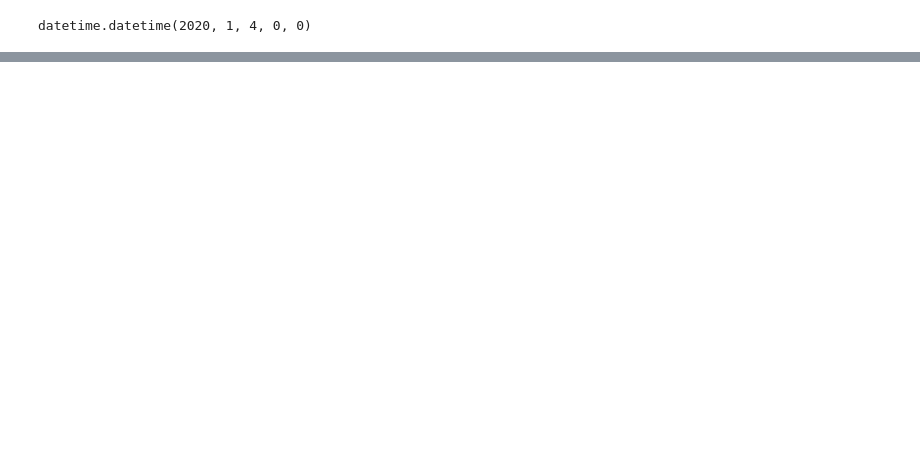
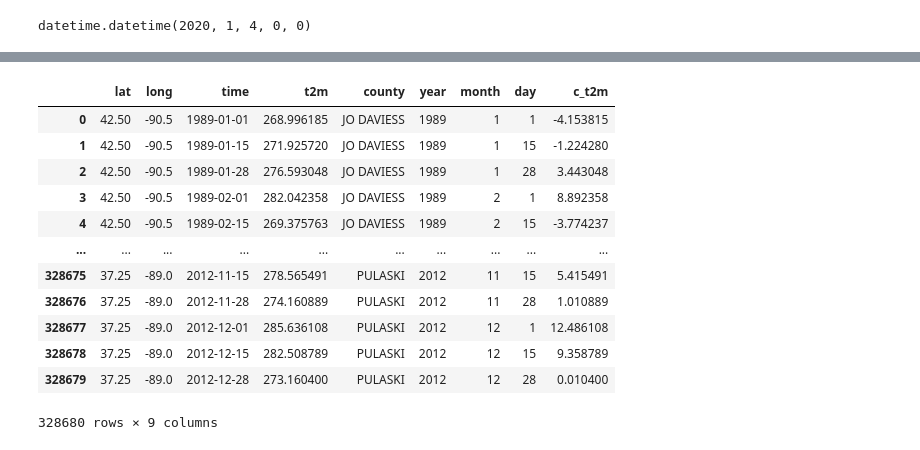
Before and after one commit to AlexBernaus/aihack2021, a Jupyter notebook: notebooks/JC_02_geopandas.ipynb, the cells around one changed output, grey strips where cells are left out. Saved outputs shown, nothing was run; the diff lists cells and outputs as text; code cells hidden in the pictures; blank space fills up the shorter version.

```diff
--- a/notebooks/JC_02_geopandas.ipynb
+++ b/notebooks/JC_02_geopandas.ipynb
@@ -205,0 +239,19 @@ fig.show()
+# %%
+# Kelvin to C
+celsius = [x - 273.15 for x in era5["t2m"]]
+era5["c_t2m"] = celsius
+era5
+# %% [output]
+|  | lat | long | time | t2m | county | year | month | day | c_t2m |
+| 0 | 42.50 | -90.5 | 1989-01-01 | 268.996185 | JO DAVIESS | 1989 | 1 | 1 | -4.153815 |
+| 1 | 42.50 | -90.5 | 1989-01-15 | 271.925720 | JO DAVIESS | 1989 | 1 | 15 | -1.224280 |
+| 2 | 42.50 | -90.5 | 1989-01-28 | 276.593048 | JO DAVIESS | 1989 | 1 | 28 | 3.443048 |
+| 3 | 42.50 | -90.5 | 1989-02-01 | 282.042358 | JO DAVIESS | 1989 | 2 | 1 | 8.892358 |
+| 4 | 42.50 | -90.5 | 1989-02-15 | 269.375763 | JO DAVIESS | 1989 | 2 | 15 | -3.774237 |
+| ... | ... | ... | ... | ... | ... | ... | ... | ... | ... |
+| 328675 | 37.25 | -89.0 | 2012-11-15 | 278.565491 | PULASKI | 2012 | 11 | 15 | 5.415491 |
+| 328676 | 37.25 | -89.0 | 2012-11-28 | 274.160889 | PULASKI | 2012 | 11 | 28 | 1.010889 |
+| 328677 | 37.25 | -89.0 | 2012-12-01 | 285.636108 | PULASKI | 2012 | 12 | 1 | 12.486108 |
+| 328678 | 37.25 | -89.0 | 2012-12-15 | 282.508789 | PULASKI | 2012 | 12 | 15 | 9.358789 |
+| 328679 | 37.25 | -89.0 | 2012-12-28 | 273.160400 | PULASKI | 2012 | 12 | 28 | 0.010400 |
+328680 rows × 9 columns
```
Also changed, not shown: parts of 20 cells of this notebook, 1 other file.
